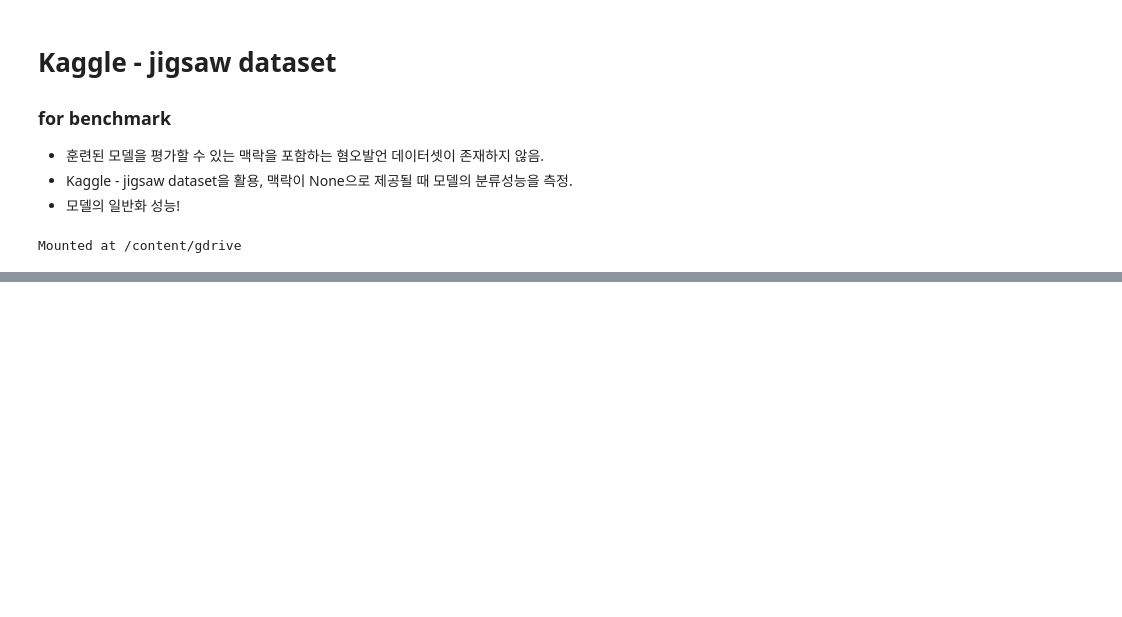
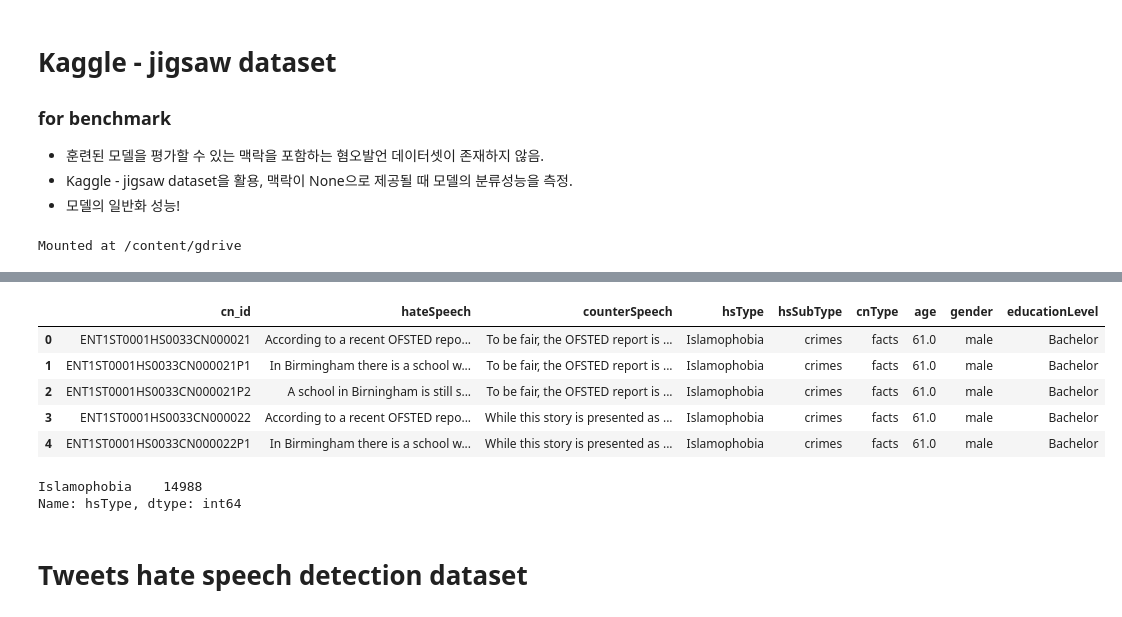
Before and after one commit to grayfactory/Toxicity-Under-Context-Detect, a Jupyter notebook: Preprocessing_data_and_prepare4training.ipynb, the cells around one changed output, grey strips where cells are left out. Saved outputs shown, nothing was run; the diff lists cells and outputs as text; code cells hidden in the pictures; blank space fills up the shorter version.

```diff
--- a/Preprocessing_data_and_prepare4training.ipynb
+++ b/Preprocessing_data_and_prepare4training.ipynb
@@ -880,0 +888,18 @@ jig_all[['comment_text','parent','toxic']].to_csv(configs.path['path_drive'] / '
+# %%
+df_conan = pd.read_csv('CONAN.csv')
+# %%
+df_conan.head()
+# %% [output]
+|  | cn_id | hateSpeech | counterSpeech | hsType | hsSubType | cnType | age | gender | educationLevel |
+| 0 | ENT1ST0001HS0033CN000021 | According to a recent OFSTED repo... | To be fair, the OFSTED report is ... | Islamophobia | crimes | facts | 61.0 | male | Bachelor |
+| 1 | ENT1ST0001HS0033CN000021P1 | In Birmingham there is a school w... | To be fair, the OFSTED report is ... | Islamophobia | crimes | facts | 61.0 | male | Bachelor |
+| 2 | ENT1ST0001HS0033CN000021P2 | A school in Birningham is still s... | To be fair, the OFSTED report is ... | Islamophobia | crimes | facts | 61.0 | male | Bachelor |
+| 3 | ENT1ST0001HS0033CN000022 | According to a recent OFSTED repo... | While this story is presented as ... | Islamophobia | crimes | facts | 61.0 | male | Bachelor |
+| 4 | ENT1ST0001HS0033CN000022P1 | In Birmingham there is a school w... | While this story is presented as ... | Islamophobia | crimes | facts | 61.0 | male | Bachelor |
+# %%
+df_conan.hsType.value_counts()
+# %% [output]
+Islamophobia    14988
+Name: hsType, dtype: int64
+# %% [markdown]
+# Tweets hate speech detection dataset
```
Also changed, not shown: parts of 119 cells of this notebook, 1 other file.
